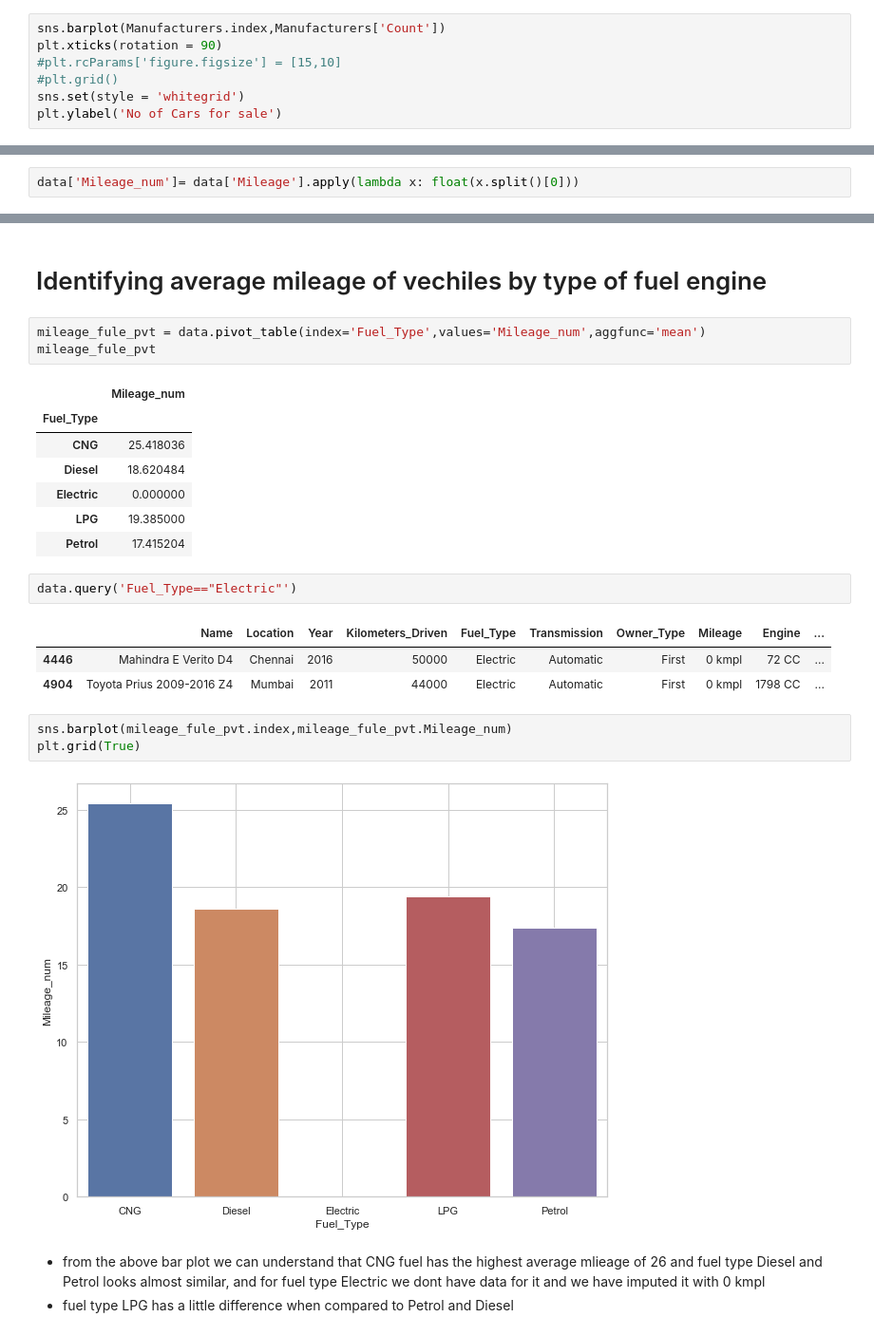
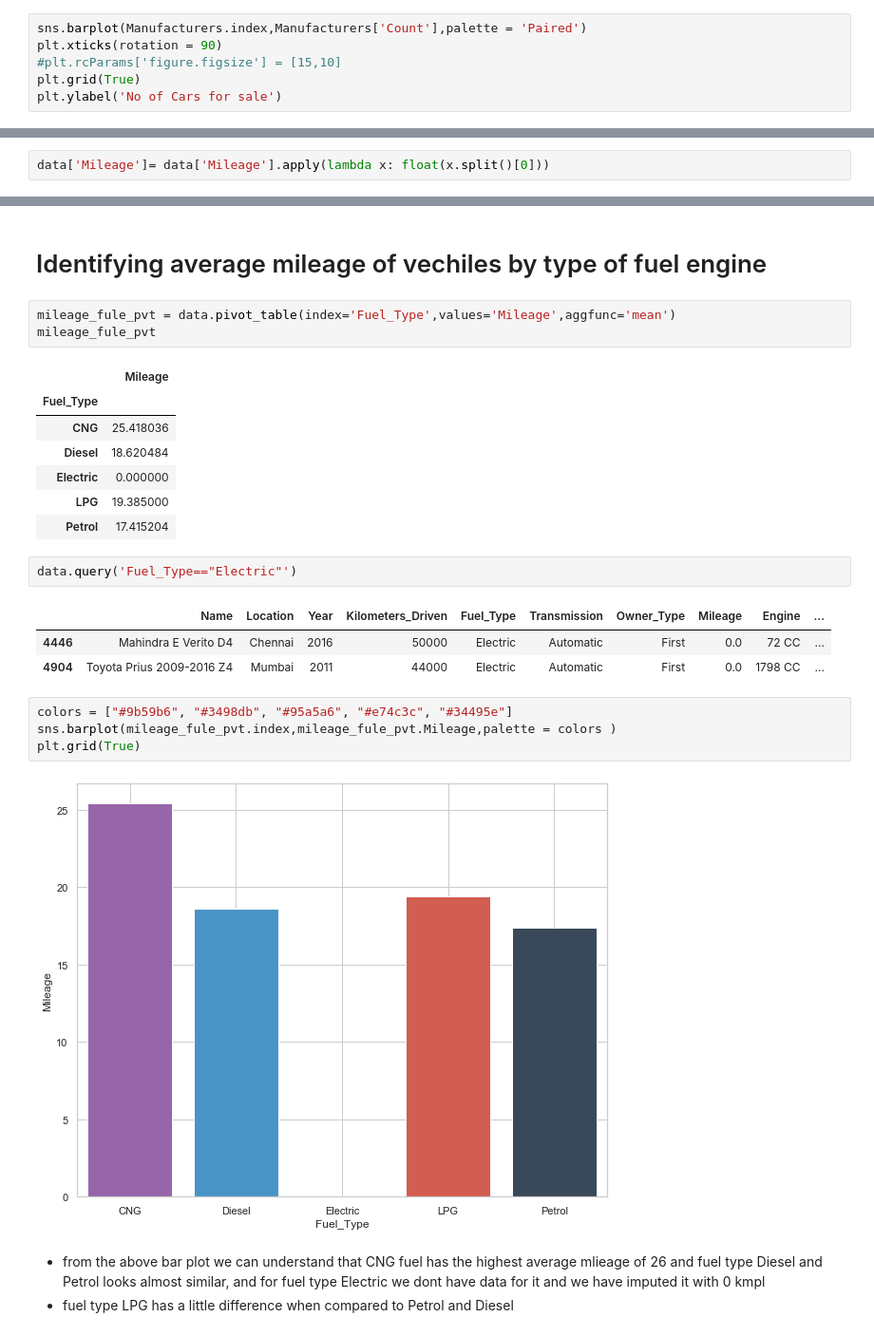
Before and after one commit to Tarun280896/Projects, a Jupyter notebook: Car_Sale_Price_Prediction/Cars_EDA.ipynb, the cells around one changed output, grey strips where cells are left out. Shown at 95% size. Cells and saved outputs as stored; diff of their text form.

```diff
--- a/Car_Sale_Price_Prediction/Cars_EDA.ipynb
+++ b/Car_Sale_Price_Prediction/Cars_EDA.ipynb
@@ -67,11 +67,10 @@ Manufacturers = data.groupby('Manufacturers').size().sort_values(ascending = Fal
 Manufacturers =pd.DataFrame(Manufacturers)
 Manufacturers = Manufacturers.rename(columns = {0:'Count'})
 # %%
-sns.barplot(Manufacturers.index,Manufacturers['Count'])
+sns.barplot(Manufacturers.index,Manufacturers['Count'],palette = 'Paired')
 plt.xticks(rotation = 90)
 #plt.rcParams['figure.figsize'] = [15,10]
-#plt.grid()
-sns.set(style = 'whitegrid')
+plt.grid(True)
 plt.ylabel('No of Cars for sale')
 # %% [output]
 Text(0, 0.5, 'No of Cars for sale')
@@ -125,5 +126,5 @@ most of the vehicles for sale are Mahindra XUV500 W8 2WD and the count is 49
 # %%
 data['Mileage'] = data['Mileage'].fillna('0 kmpl')
 # %%
-data['Mileage_num']= data['Mileage'].apply(lambda x: float(x.split()[0]))
+data['Mileage']= data['Mileage'].apply(lambda x: float(x.split()[0]))
 # %%
@@ -136,10 +137,10 @@ Most of the vehicles mileage ranges between 15 to 25 kmph
 # %% [markdown]
 # Identifying average mileage of vechiles by type of fuel engine
 # %%
-mileage_fule_pvt = data.pivot_table(index='Fuel_Type',values='Mileage_num',aggfunc='mean')
+mileage_fule_pvt = data.pivot_table(index='Fuel_Type',values='Mileage',aggfunc='mean')
 mileage_fule_pvt
 # %% [output]
-|  | Mileage_num |
+|  | Mileage |
 | Fuel_Type |  |
 | CNG | 25.418036 |
 | Diesel | 18.620484 |
@@ -150,13 +151,14 @@ mileage_fule_pvt
 data.query('Fuel_Type=="Electric"')
 # %% [output]
 |  | Name | Location | Year | Kilometers_Driven | Fuel_Type | Transmission | Owner_Type | Mileage | Engine | ... |
-| 4446 | Mahindra E Verito D4 | Chennai | 2016 | 50000 | Electric | Automatic | First | 0 kmpl | 72 CC | ... |
-| 4904 | Toyota Prius 2009-2016 Z4 | Mumbai | 2011 | 44000 | Electric | Automatic | First | 0 kmpl | 1798 CC | ... |
+| 4446 | Mahindra E Verito D4 | Chennai | 2016 | 50000 | Electric | Automatic | First | 0.0 | 72 CC | ... |
+| 4904 | Toyota Prius 2009-2016 Z4 | Mumbai | 2011 | 44000 | Electric | Automatic | First | 0.0 | 1798 CC | ... |
 # %%
-sns.barplot(mileage_fule_pvt.index,mileage_fule_pvt.Mileage_num)
+colors = ["#9b59b6", "#3498db", "#95a5a6", "#e74c3c", "#34495e"]
+sns.barplot(mileage_fule_pvt.index,mileage_fule_pvt.Mileage,palette = colors )
 plt.grid(True)
 # %% [output]
-[figure, old version]
+[figure, new version]
 # %% [markdown]
 * from the above bar plot we can understand that CNG fuel has the highest average mlieage of 26 and fuel type Diesel and Petrol looks almost similar, and for fuel type Electric we dont have data for it and we have imputed it with 0 kmpl
 * fuel type LPG has a little difference when compared to Petrol and Diesel
```
Also changed, not shown: parts of 15 cells of this notebook.
